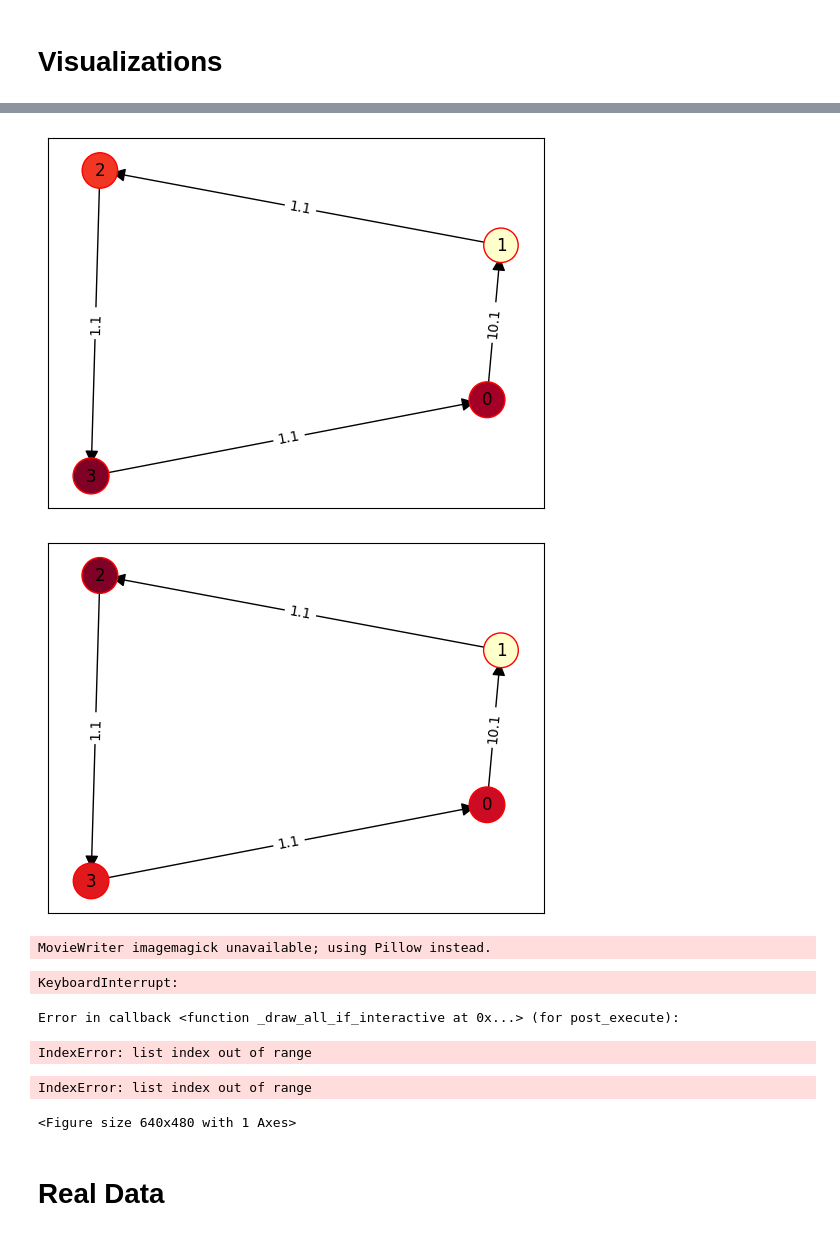
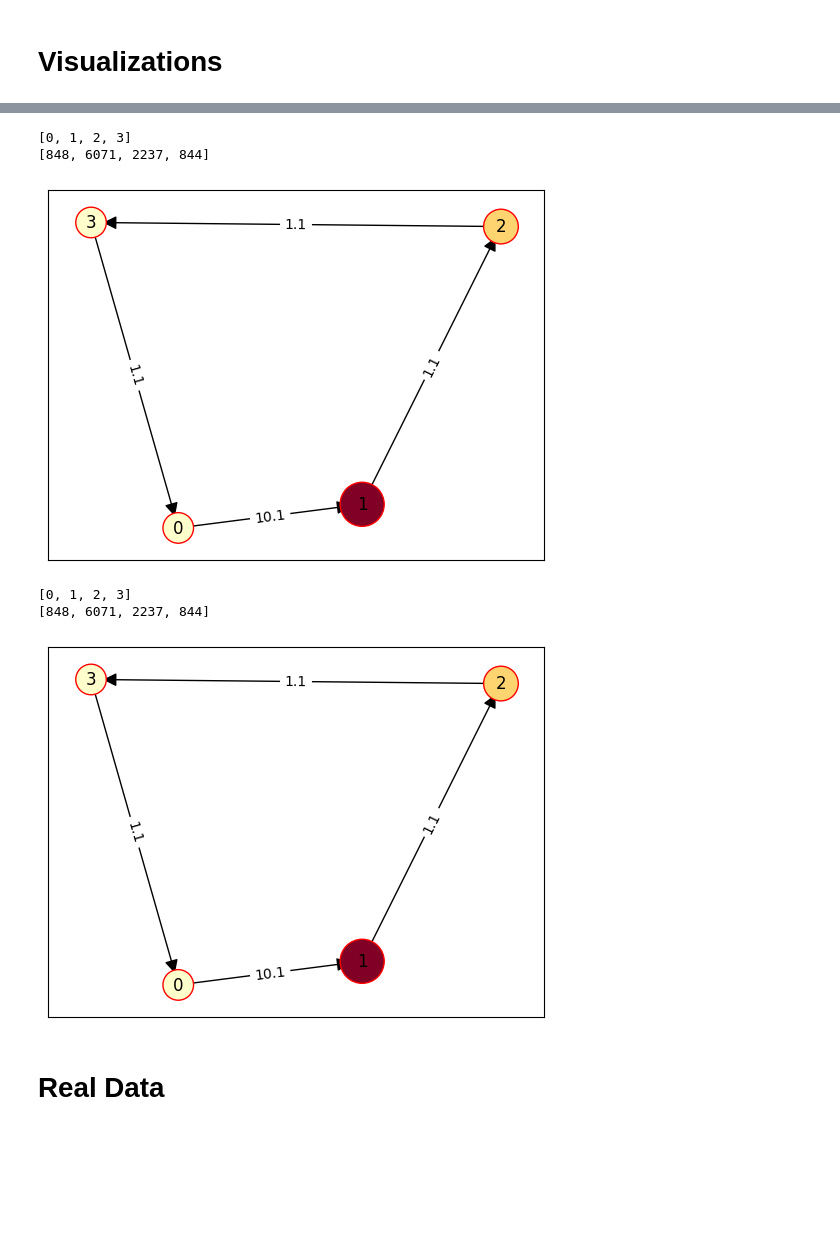
Before and after one commit to santi921/kmcluster, a Jupyter notebook: kmcluster/scripts/run.ipynb, the cells around one changed output, grey strips where cells are left out. Saved outputs shown, nothing was run; the diff lists cells and outputs as text; code cells hidden in the pictures; blank space fills up the shorter version.

```diff
--- a/kmcluster/scripts/run.ipynb
+++ b/kmcluster/scripts/run.ipynb
@@ -86,19 +99,18 @@ rkmc_obj = rkmc(r_0 = 1.0, k_b_t=1.0)
 # Putting it together in kmc()
 You can now construct the kmc object and .run() will run the trajectories. Note that steps != time so you can either set steps or time_stop where time will stop once all trajectories reach a certain time or steps are reached, whichever comes first.
 # %%
-rfkmc_obj=rfkmc(k_b_t=1.0)
+rfkmc_obj = rfkmc(k_b_t=1.0)
 
-init_boltz = boltz(
-    energies = energies,
-    T=temp_boltz,
-    size=10000)
+init_boltz = boltz(energies=energies, T=temp_boltz, size=10000)
 
 # initialize kmc object
 kmc_boltz = kmc(
-    time_stop = 1000,
+    time_stop=1000,
     energies=energies_four_sym,
     draw_crit=rfkmc_obj,
     initialization=init_boltz,
+    memory_friendly=False,
+    check_converged=False,
 )
 
 # run calcs
@@ -167,32 +187,29 @@ plot_states(
 # %%
 time_slice = 0
 pos = graph_trajectories_static(
-    trajectories=trajectories,
-    energies = energies_four_sym,
-    time=1,
-    ret_pos = True
+    trajectories=trajectories, energies=energies_four_sym, time=1, ret_pos=True
 )
 # TODO: heatmap graph of a given timeframe, -1 is for the last step each traj reached
 # %% [output]
+[0, 1, 2, 3]
+[848, 6071, 2237, 844]
-[figure, old version]
+[figure, new version]
 # %%
 time_slice = 0
 graph_trajectories_static(
-    trajectories=trajectories,
-    energies = energies_four_sym,
-    time=100,
-    pos = pos
+    trajectories=trajectories, energies=energies_four_sym, time=100, pos=pos
 )
 # %% [output]
+[0, 1, 2, 3]
+[848, 6071, 2237, 844]
-[figure, old version]
+[figure, new version]
 # %%
-#%matplotlib nbagg
-graph_trajectories_dynamic(trajectories=trajectories, energies = energies_four_sym, time_max = 1000, n_states=4, file_name="Pt4H1") # TODO: movie of heatmap over time
+# %matplotlib nbagg
+graph_trajectories_dynamic(
+    trajectories=trajectories,
+    energies=energies_four_sym,
+    time_max=1000,
+    n_states=4,
+    file_name="Pt4H1",
+)  # TODO: movie of heatmap over time
-# %% [output]
-MovieWriter imagemagick unavailable; using Pillow instead.
-KeyboardInterrupt:
-Error in callback <function _draw_all_if_interactive at 0x...> (for post_execute):
-IndexError: list index out of range
-IndexError: list index out of range
-<Figure size 640x480 with 1 Axes>
 # %%
```
Also changed, not shown: parts of 21 cells of this notebook, 10 other files.
